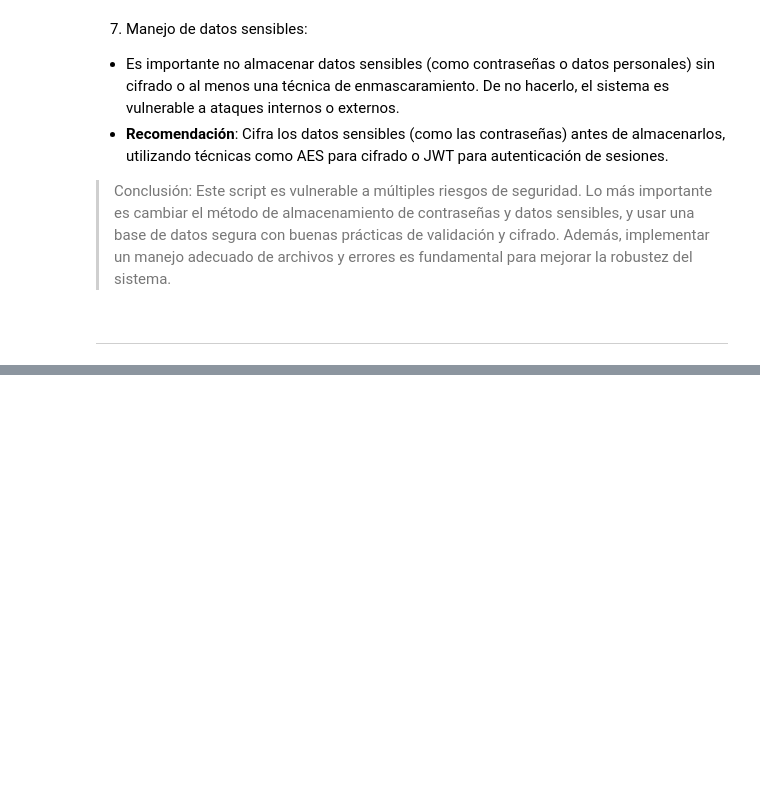
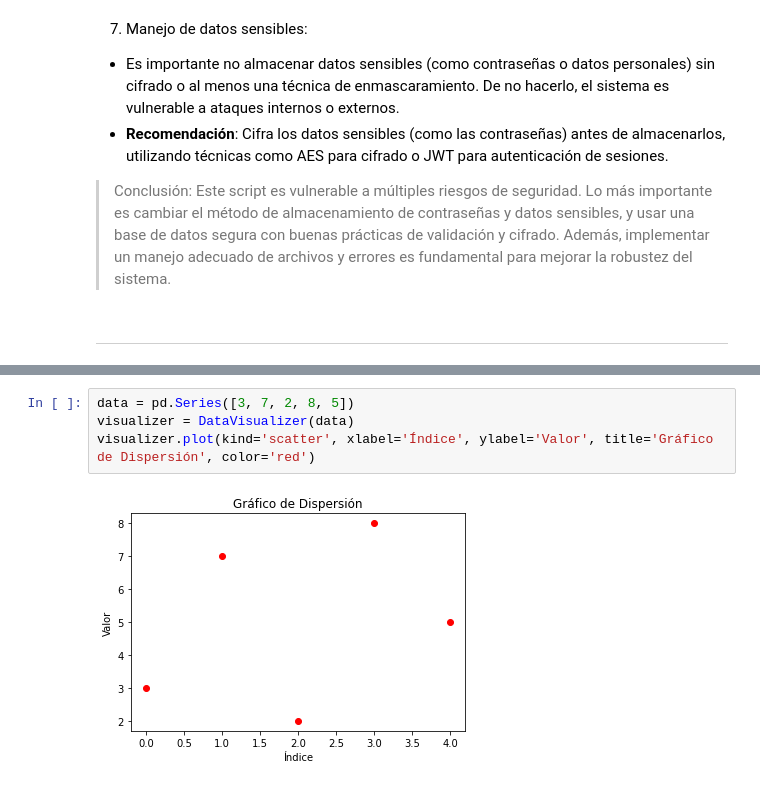
Before and after one commit to emipaz/curso_ia_generative_for_developers, a Jupyter notebook: ejercicios.ipynb, the cells around one changed output, grey strips where cells are left out. Cells and saved outputs as stored; diff of their text form; blank space fills up the shorter version.

```diff
--- a/ejercicios.ipynb
+++ b/ejercicios.ipynb
@@ -213,0 +488,6 @@ ___
+# %%
+data = pd.Series([3, 7, 2, 8, 5])
+visualizer = DataVisualizer(data)
+visualizer.plot(kind='scatter', xlabel='Índice', ylabel='Valor', title='Gráfico de Dispersión', color='red')
+# %% [output]
+[figure, added]
```
Also changed, not shown: parts of 11 cells of this notebook, 2 other files.
